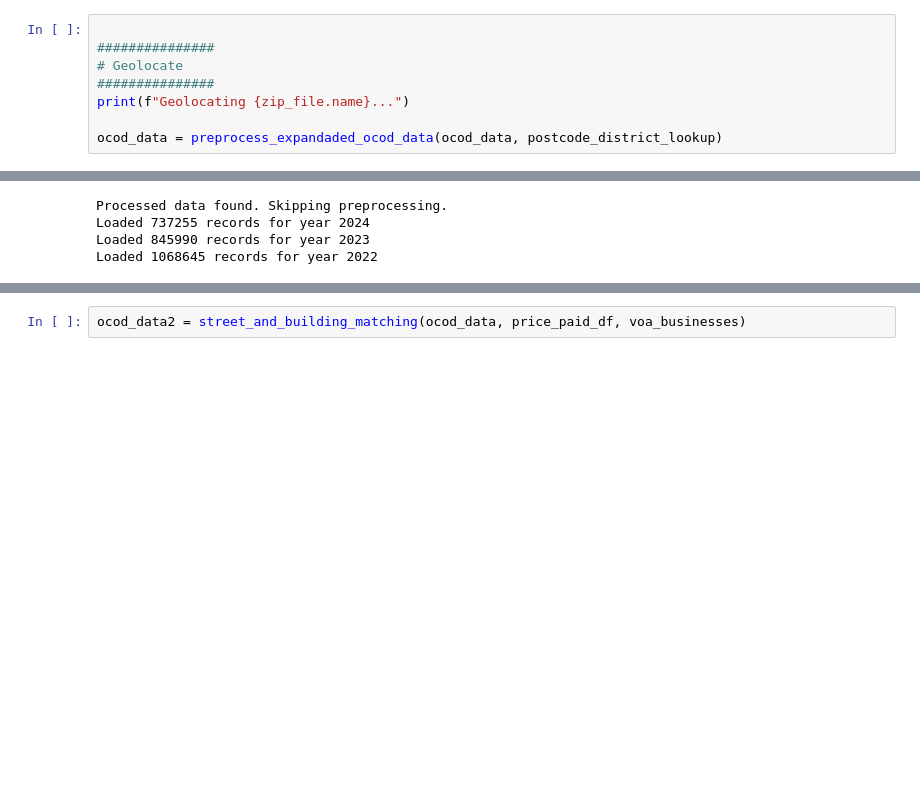
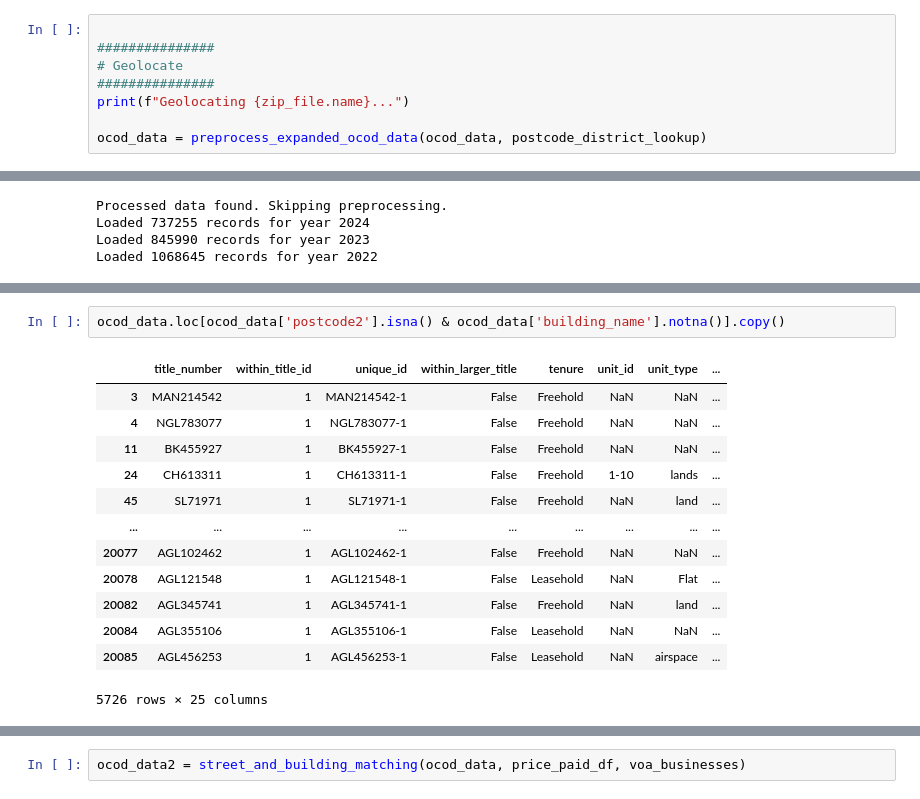
Before and after one commit to JonnoB/enhance_ocod, a Jupyter notebook: notebooks/processing_pipeline.ipynb, the cells around one changed output, grey strips where cells are left out. Cells and saved outputs as stored; diff of their text form; blank space fills up the shorter version.

```diff
--- a/notebooks/processing_pipeline.ipynb
+++ b/notebooks/processing_pipeline.ipynb
@@ -506,7 +528,7 @@ df
 ###############
 print(f"Geolocating {zip_file.name}...")
 
-ocod_data = preprocess_expandaded_ocod_data(ocod_data, postcode_district_lookup)
+ocod_data = preprocess_expanded_ocod_data(ocod_data, postcode_district_lookup)
 # %% [output]
 Geolocating OCOD_FULL_2022_02.zip...
 # %%
@@ -529,0 +585,16 @@ price_paid_df['street_name2'].str.contains('dealsgateway').sum()
+# %%
+ocod_data.loc[ocod_data['postcode2'].isna() & ocod_data['building_name'].notna()].copy()
+# %% [output]
+|  | title_number | within_title_id | unique_id | within_larger_title | tenure | unit_id | unit_type | ... |
+| 3 | MAN214542 | 1 | MAN214542-1 | False | Freehold | NaN | NaN | ... |
+| 4 | NGL783077 | 1 | NGL783077-1 | False | Freehold | NaN | NaN | ... |
+| 11 | BK455927 | 1 | BK455927-1 | False | Freehold | NaN | NaN | ... |
+| 24 | CH613311 | 1 | CH613311-1 | False | Freehold | 1-10 | lands | ... |
+| 45 | SL71971 | 1 | SL71971-1 | False | Freehold | NaN | land | ... |
+| ... | ... | ... | ... | ... | ... | ... | ... | ... |
+| 20077 | AGL102462 | 1 | AGL102462-1 | False | Freehold | NaN | NaN | ... |
+| 20078 | AGL121548 | 1 | AGL121548-1 | False | Leasehold | NaN | Flat | ... |
+| 20082 | AGL345741 | 1 | AGL345741-1 | False | Freehold | NaN | land | ... |
+| 20084 | AGL355106 | 1 | AGL355106-1 | False | Leasehold | NaN | NaN | ... |
+| 20085 | AGL456253 | 1 | AGL456253-1 | False | Leasehold | NaN | airspace | ... |
+5726 rows × 25 columns
```
Also changed, not shown: parts of 11 cells of this notebook, 9 other files.
